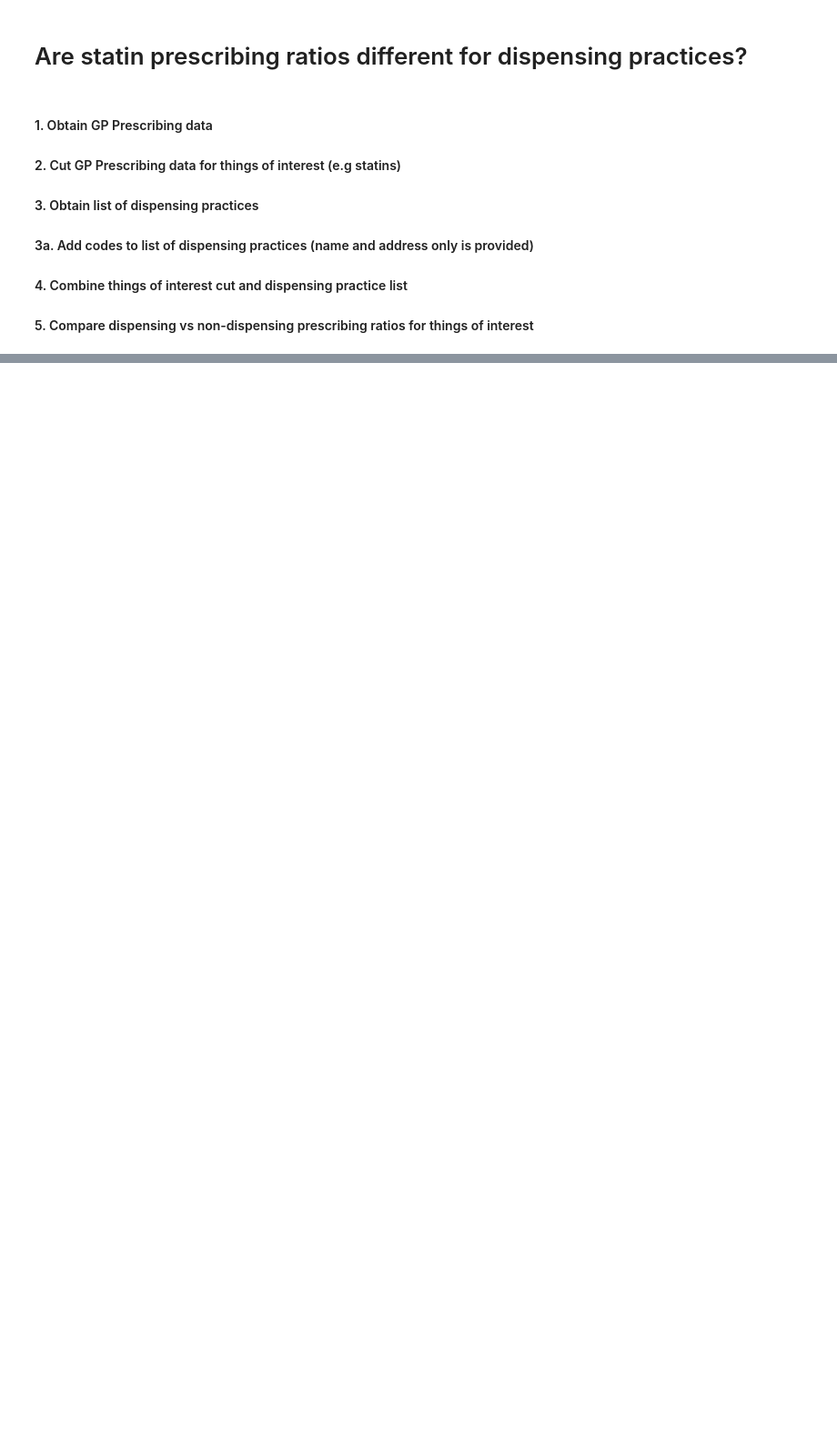
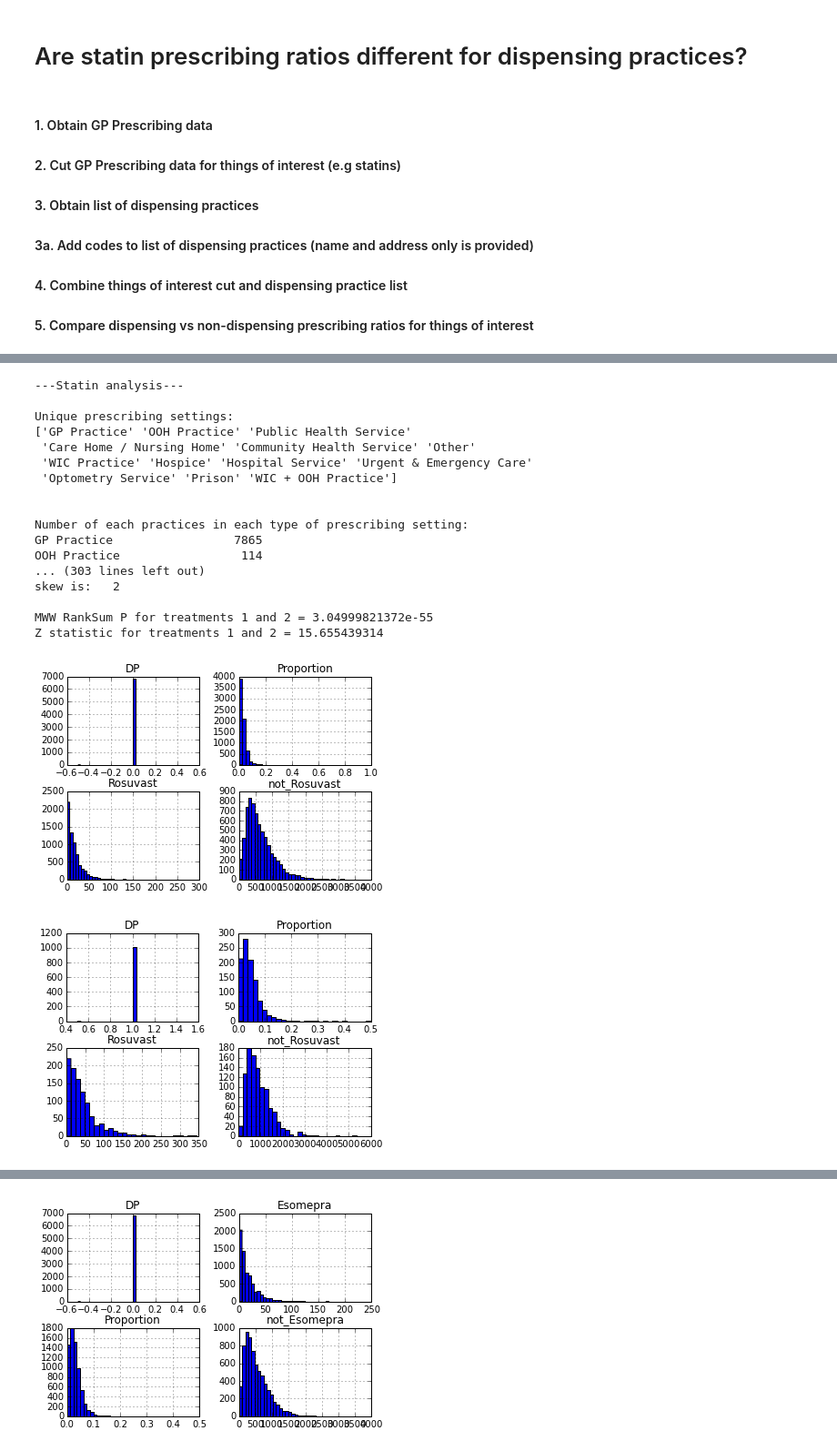
Before and after one commit to drcjar/pa-research, a Jupyter notebook: pa-research.ipynb, the cells around one changed output, grey strips where cells are left out. Shown at 91% size. Cells and saved outputs as stored; diff of their text form; code cells hidden in the pictures; blank space fills up the shorter version.

```diff
--- a/pa-research.ipynb
+++ b/pa-research.ipynb
@@ -225,0 +206,24 @@ df
+# %%
+def ppi_analysis(df):
+    print '\n---PPI analysis---\n'
+    cut_pattern = 'prazole|Esomeprazole|Rabeprazole|Nexium|Losec|Zoton|Protium|Pariet'
+    junk = 'Aripiprazole'
+    target = 'Esomeprazole|Rabeprazole|Nexium|Losec|Zoton|Protium|Pariet'
+
+    pa_research(df, cut_pattern, junk, target)
+# %%
+def ace_analysis(df):
+    print '\n---ACE-i analysis---\n'
+    cut_pattern = 'pril|Captopril|Capoten|Noyada|Innovace|Fosinopril|Tanatril|Imidapril|Zestril|Perdix|Moexipril|Coversyl|Quinapril|Quinil|Accupro|Tritace|Trandolapril|Cilazapril'
+    junk = 'Caprilon|Sprilon'
+    target = 'Captopril|Capoten|Noyada|Innovace|Fosinopril|Tanatril|Imidapril|Zestril|Perdix|Moexipril|Coversyl|Quinapril|Quinil|Accupro|Tritace|Trandolapril|Cilazapril'
+
+    pa_research(df, cut_pattern, junk, target)
+# %%
+def arb_analysis(df):
+    print '\n---ARB-II analysis---\n'
+    cut_pattern = 'sartan|Azilsartan|Edarbi|Amias|Eprosartan|Teveten|Aprovel|Cozaar|Olmesartan|Olmetec|Micardis|Telmisartan|Valsartan|Diovan'
+    junk = 'no_junk_found'
+    target = 'Azilsartan|Edarbi|Amias|Eprosartan|Teveten|Aprovel|Cozaar|Olmesartan|Olmetec|Micardis|Telmisartan|Valsartan|Diovan'
+
+    pa_research(df, cut_pattern, junk, target)
@@ -225,0 +232,28 @@ df
+# %%
+def main():
+    statin_analysis(df)
+    ppi_analysis(df)
+    ace_analysis(df)
+    arb_analysis(df)
+# %%
+main()
+# %% [output]
+---Statin analysis---
+
+Unique prescribing settings:
+['GP Practice' 'OOH Practice' 'Public Health Service'
+ 'Care Home / Nursing Home' 'Community Health Service' 'Other'
+ 'WIC Practice' 'Hospice' 'Hospital Service' 'Urgent & Emergency Care'
+ 'Optometry Service' 'Prison' 'WIC + OOH Practice']
+
+
+Number of each practices in each type of prescribing setting:
+GP Practice                 7865
+OOH Practice                 114
+... (303 lines left out)
+skew is:   2
+
+MWW RankSum P for treatments 1 and 2 = 3.04999821372e-55
+Z statistic for treatments 1 and 2 = 15.655439314
+[figure, added]
+[figure, added]
@@ -225,0 +261 @@ df
+[figure, added]
```
Also changed, not shown: parts of 5 cells of this notebook.
